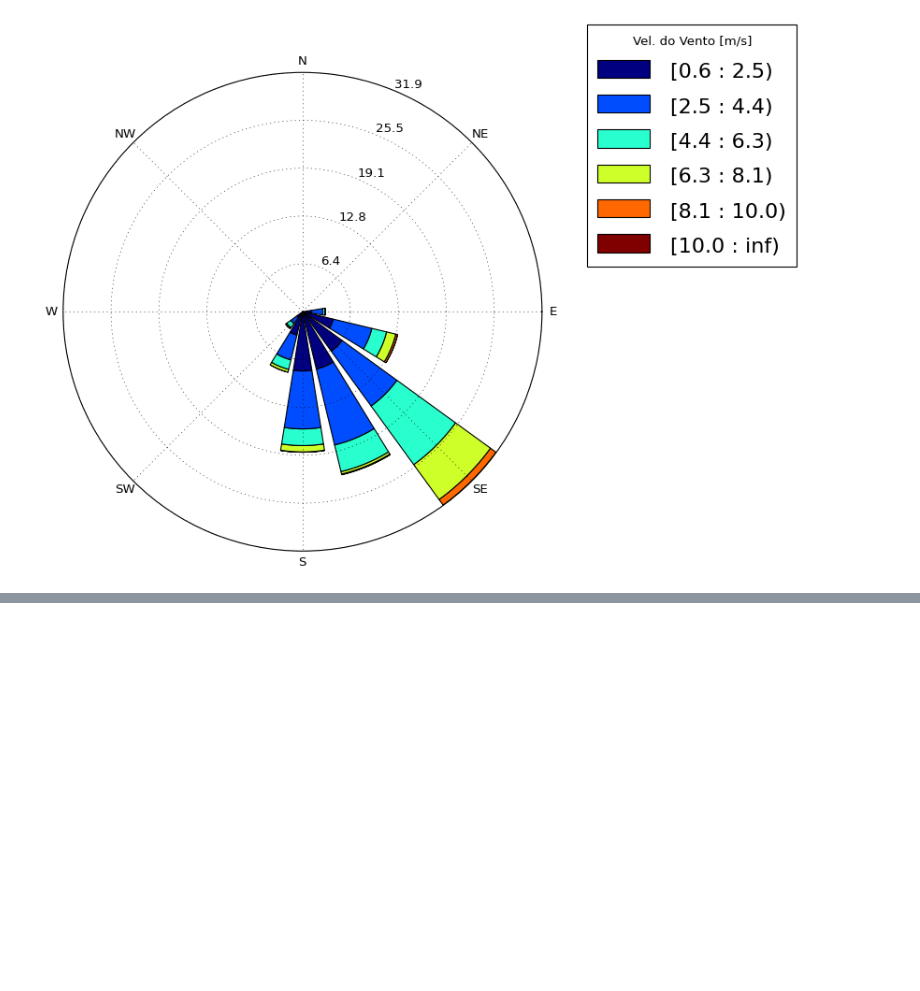
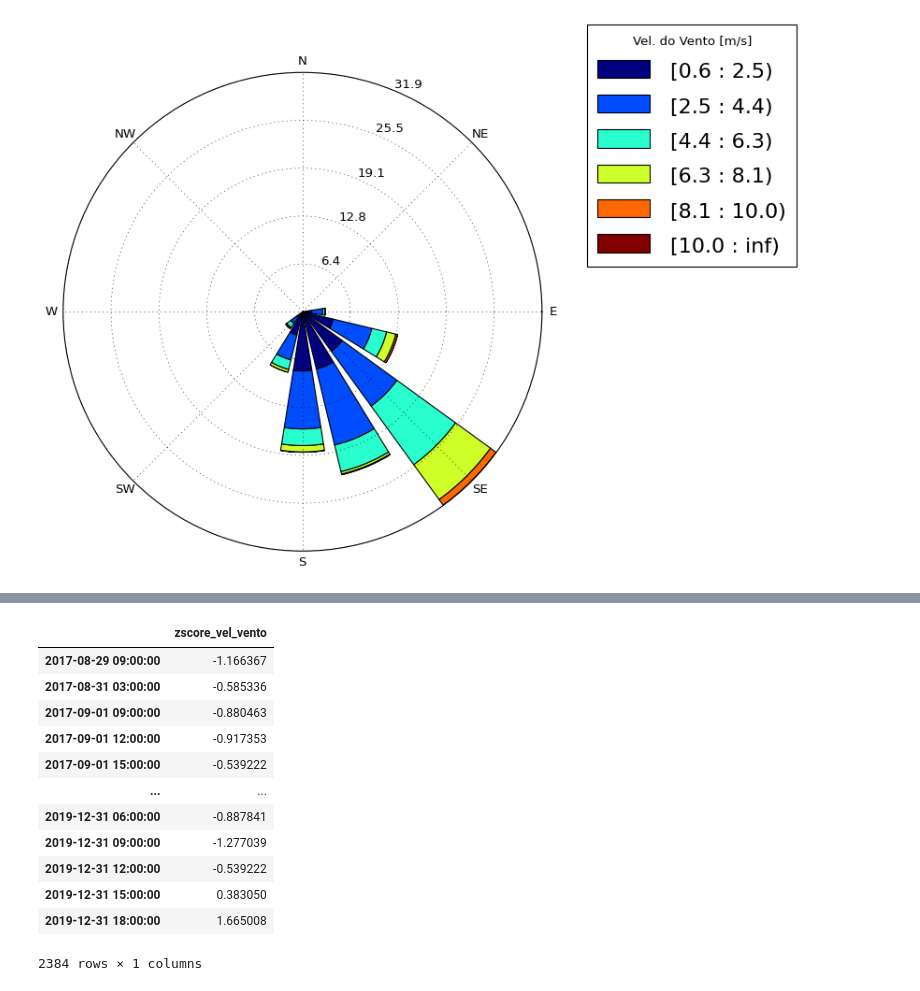
Before and after one commit to jonatanriq/oceanografia, a Jupyter notebook: analise_simcosta_ipanema.ipynb, the cells around one changed output, grey strips where cells are left out. Saved outputs shown, nothing was run; the diff lists cells and outputs as text; code cells hidden in the pictures; blank space fills up the shorter version.

```diff
--- a/analise_simcosta_ipanema.ipynb
+++ b/analise_simcosta_ipanema.ipynb
@@ -342,0 +359,16 @@ plt.savefig('rosa_ondas.png',bbox_extra_artists=(lgd,), bbox_inches='tight')
+# %%
+novo.iloc[:,4:6].iloc[:,:-1]
+# %% [output]
+|  | zscore_vel_vento |
+| 2017-08-29 09:00:00 | -1.166367 |
+| 2017-08-31 03:00:00 | -0.585336 |
+| 2017-09-01 09:00:00 | -0.880463 |
+| 2017-09-01 12:00:00 | -0.917353 |
+| 2017-09-01 15:00:00 | -0.539222 |
+| ... | ... |
+| 2019-12-31 06:00:00 | -0.887841 |
+| 2019-12-31 09:00:00 | -1.277039 |
+| 2019-12-31 12:00:00 | -0.539222 |
+| 2019-12-31 15:00:00 | 0.383050 |
+| 2019-12-31 18:00:00 | 1.665008 |
+2384 rows × 1 columns
```
Also changed, not shown: parts of 8 cells of this notebook.
